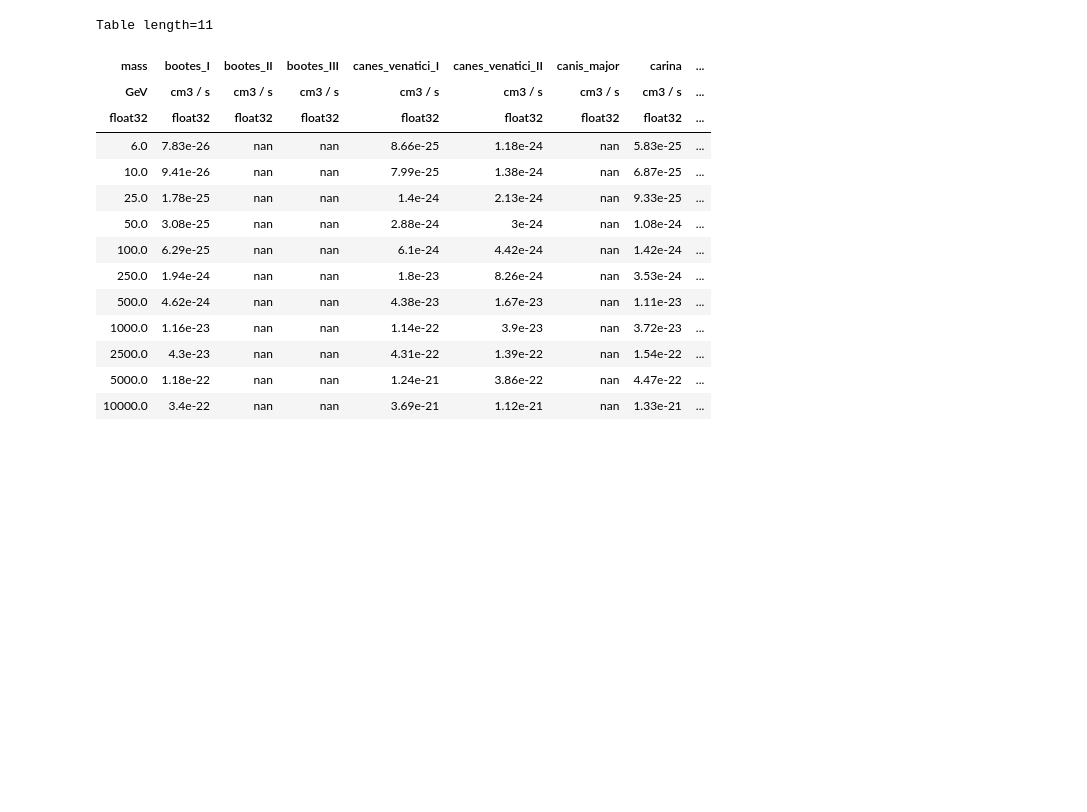
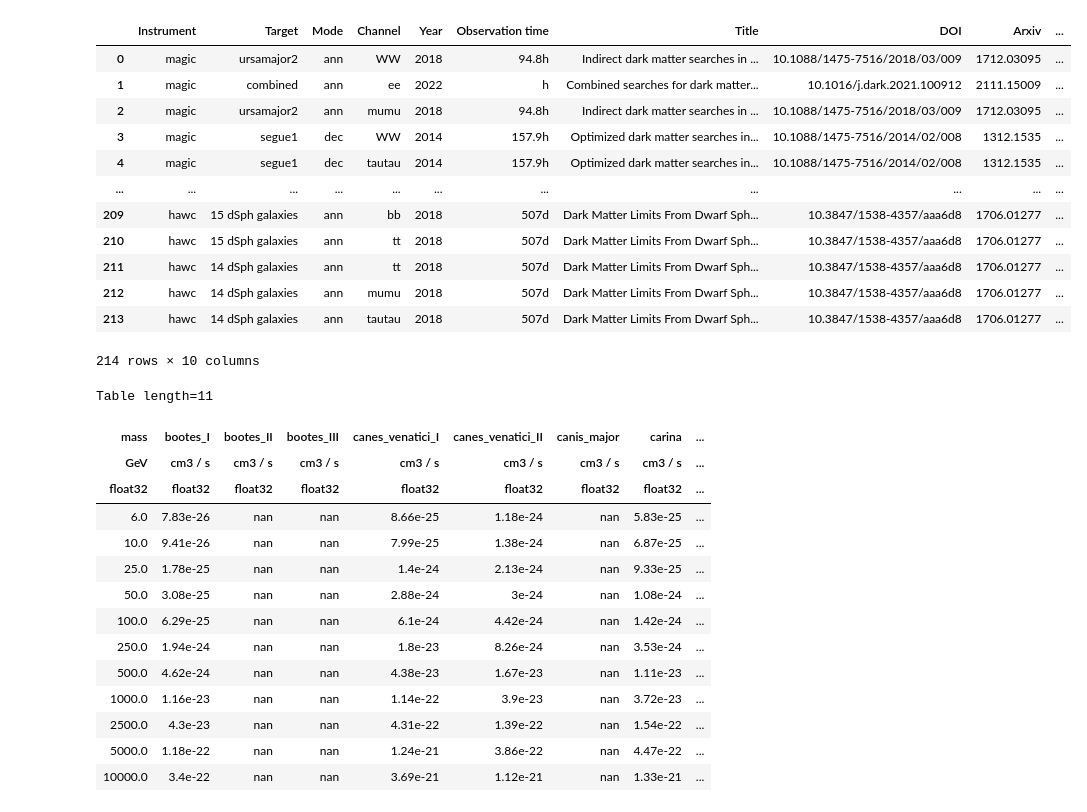
Before and after one commit to moritzhuetten/dmbounds, a Jupyter notebook: plotting_experimental.ipynb, the cells around one changed output. Cells and saved outputs as stored; diff of their text form; code cells hidden in the pictures; blank space fills up the shorter version.

```diff
--- a/plotting_experimental.ipynb
+++ b/plotting_experimental.ipynb
@@ -114,3 +78,54 @@ veritas_2017_multidsph_ann_hh_noseg1
+# %%
+import warnings
+import pandas as pd
+
+df = pd.DataFrame(columns=('Instrument', 'Target', 'Mode', 'Channel', 'Year', 'Observation time','Title', 'DOI', 'Arxiv', 'File name'))
+
+for i,file in enumerate(files_all):
+    filename = file.split("/")[-1][:-5]
+
+    inst_name_file = filename.split("_")[0]
+    year_file = filename.split("_")[1]
+    target_file = filename.split("_")[2]
+    mode_file = filename.split("_")[3]
+    channel_file = filename.split("_")[4]
+
+    metadata = ascii.read(file).meta
+    try:
+        assert metadata['instrument'] == inst_name_file
+    except:
+        warnings.warn("Instrument name not consistent in " + str(file))
+    try:
+        assert metadata['year'] == year_file
+    except:
+        warnings.warn("Year not consistent in " + str(file))
+    try:
+        assert metadata['source'] == target_file
+    except:
+        warnings.warn("Target name not consistent in " + str(file))
+    try:
+        assert metadata['channel'] == channel_file
+    except:
+        warnings.warn("Channel name not consistent in " + str(file))
+
+    df.loc[i] = [metadata['instrument'], metadata['source'], mode_file, metadata['channel'], metadata['year'],
+                 metadata['obs_time'], metadata['reference'], metadata['doi'], metadata['arxiv'], file]
+# %%
+df
+# %% [output]
+|  | Instrument | Target | Mode | Channel | Year | Observation time | Title | DOI | Arxiv | ... |
+| 0 | magic | ursamajor2 | ann | WW | 2018 | 94.8h | Indirect dark matter searches in ... | 10.1088/1475-7516/2018/03/009 | 1712.03095 | ... |
+| 1 | magic | combined | ann | ee | 2022 | h | Combined searches for dark matter... | 10.1016/j.dark.2021.100912 | 2111.15009 | ... |
+| 2 | magic | ursamajor2 | ann | mumu | 2018 | 94.8h | Indirect dark matter searches in ... | 10.1088/1475-7516/2018/03/009 | 1712.03095 | ... |
+| 3 | magic | segue1 | dec | WW | 2014 | 157.9h | Optimized dark matter searches in... | 10.1088/1475-7516/2014/02/008 | 1312.1535 | ... |
+| 4 | magic | segue1 | dec | tautau | 2014 | 157.9h | Optimized dark matter searches in... | 10.1088/1475-7516/2014/02/008 | 1312.1535 | ... |
+| ... | ... | ... | ... | ... | ... | ... | ... | ... | ... | ... |
+| 209 | hawc | 15 dSph galaxies | ann | bb | 2018 | 507d | Dark Matter Limits From Dwarf Sph... | 10.3847/1538-4357/aaa6d8 | 1706.01277 | ... |
+| 210 | hawc | 15 dSph galaxies | ann | tt | 2018 | 507d | Dark Matter Limits From Dwarf Sph... | 10.3847/1538-4357/aaa6d8 | 1706.01277 | ... |
+| 211 | hawc | 14 dSph galaxies | ann | tt | 2018 | 507d | Dark Matter Limits From Dwarf Sph... | 10.3847/1538-4357/aaa6d8 | 1706.01277 | ... |
+| 212 | hawc | 14 dSph galaxies | ann | mumu | 2018 | 507d | Dark Matter Limits From Dwarf Sph... | 10.3847/1538-4357/aaa6d8 | 1706.01277 | ... |
+| 213 | hawc | 14 dSph galaxies | ann | tautau | 2018 | 507d | Dark Matter Limits From Dwarf Sph... | 10.3847/1538-4357/aaa6d8 | 1706.01277 | ... |
+214 rows × 10 columns
 # %%
 xmin = 2*u.GeV
 xmax = 200*u.TeV
```
Also changed, not shown: parts of 5 cells of this notebook, 2 other files.
